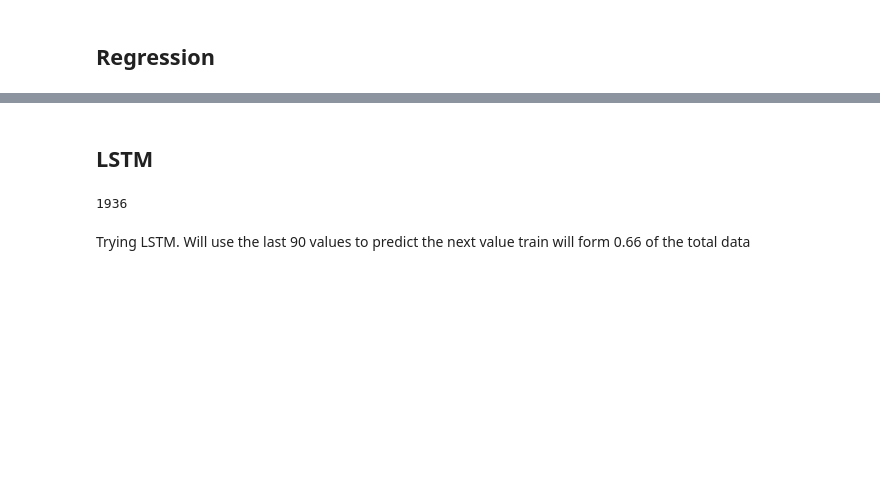
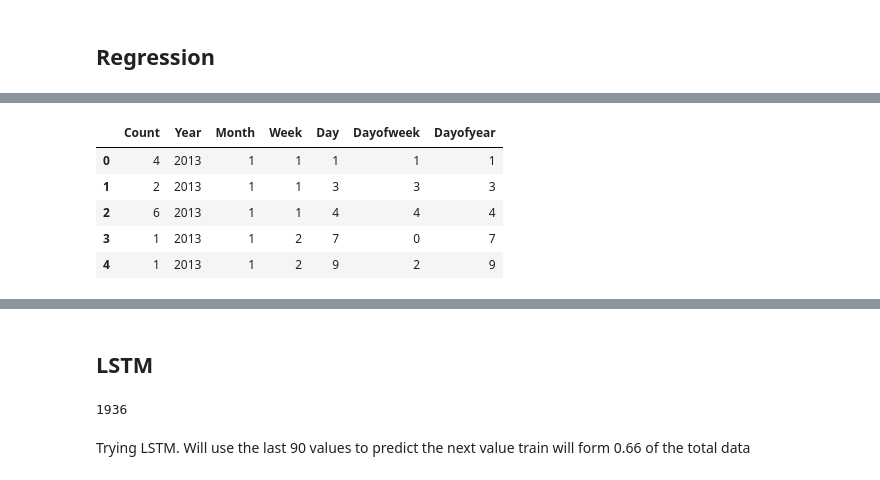
Before and after one commit to SethiPawandeep/eTaal-Predictive-Analysis, a Jupyter notebook: etaal.ipynb, the cells around one changed output, grey strips where cells are left out. Cells and saved outputs as stored; diff of their text form; code cells hidden in the pictures; blank space fills up the shorter version.

```diff
--- a/etaal.ipynb
+++ b/etaal.ipynb
@@ -49,0 +60,6 @@ plt.plot(plot_data)
+# %%
+new_data = pd.DataFrame(index=range(0,len(education_data)),columns=['Date', 'Count'])
+for i in range(0,len(education_data)):
+    new_data['Date'][i] = education['Date'][i]
+    new_data['Count'][i] = education['Count'][i]
+new_data.head()
@@ -49,0 +75,17 @@ plt.plot(plot_data)
+# %%
+add_datepart(new_data, 'Date')
+new_data.drop('Elapsed', axis=1, inplace=True)
+new_data.drop('Is_month_end', axis=1, inplace=True)
+new_data.drop('Is_month_start', axis=1, inplace=True)
+new_data.drop('Is_quarter_end', axis=1, inplace=True)
+new_data.drop('Is_quarter_start', axis=1, inplace=True)
+new_data.drop('Is_year_end', axis=1, inplace=True)
+new_data.drop('Is_year_start', axis=1, inplace=True)
+new_data.head()
+# %% [output]
+|  | Count | Year | Month | Week | Day | Dayofweek | Dayofyear |
+| 0 | 4 | 2013 | 1 | 1 | 1 | 1 | 1 |
+| 1 | 2 | 2013 | 1 | 1 | 3 | 3 | 3 |
+| 2 | 6 | 2013 | 1 | 1 | 4 | 4 | 4 |
+| 3 | 1 | 2013 | 1 | 2 | 7 | 0 | 7 |
+| 4 | 1 | 2013 | 1 | 2 | 9 | 2 | 9 |
```
Also changed, not shown: parts of 14 cells of this notebook, 1 other file.
